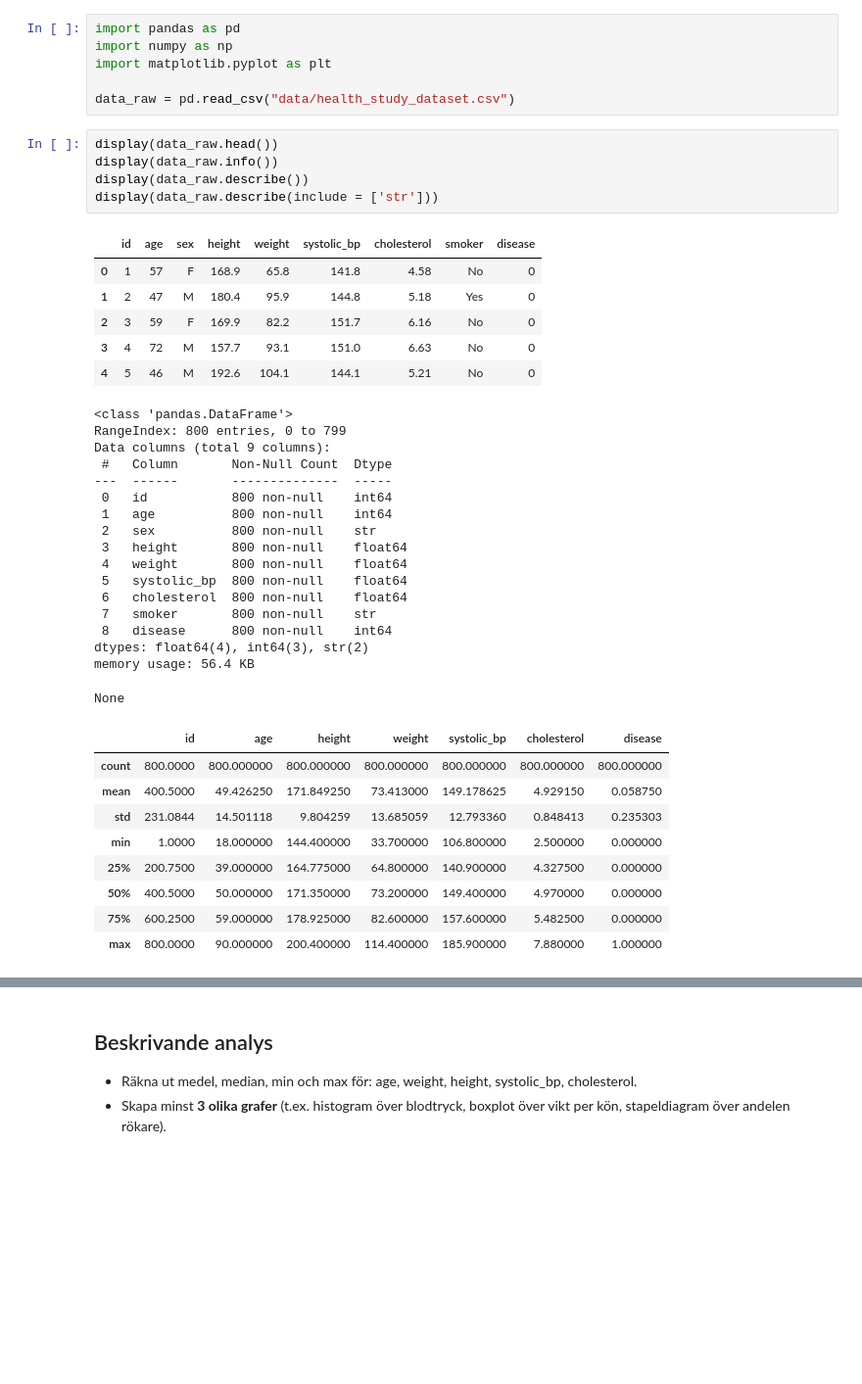
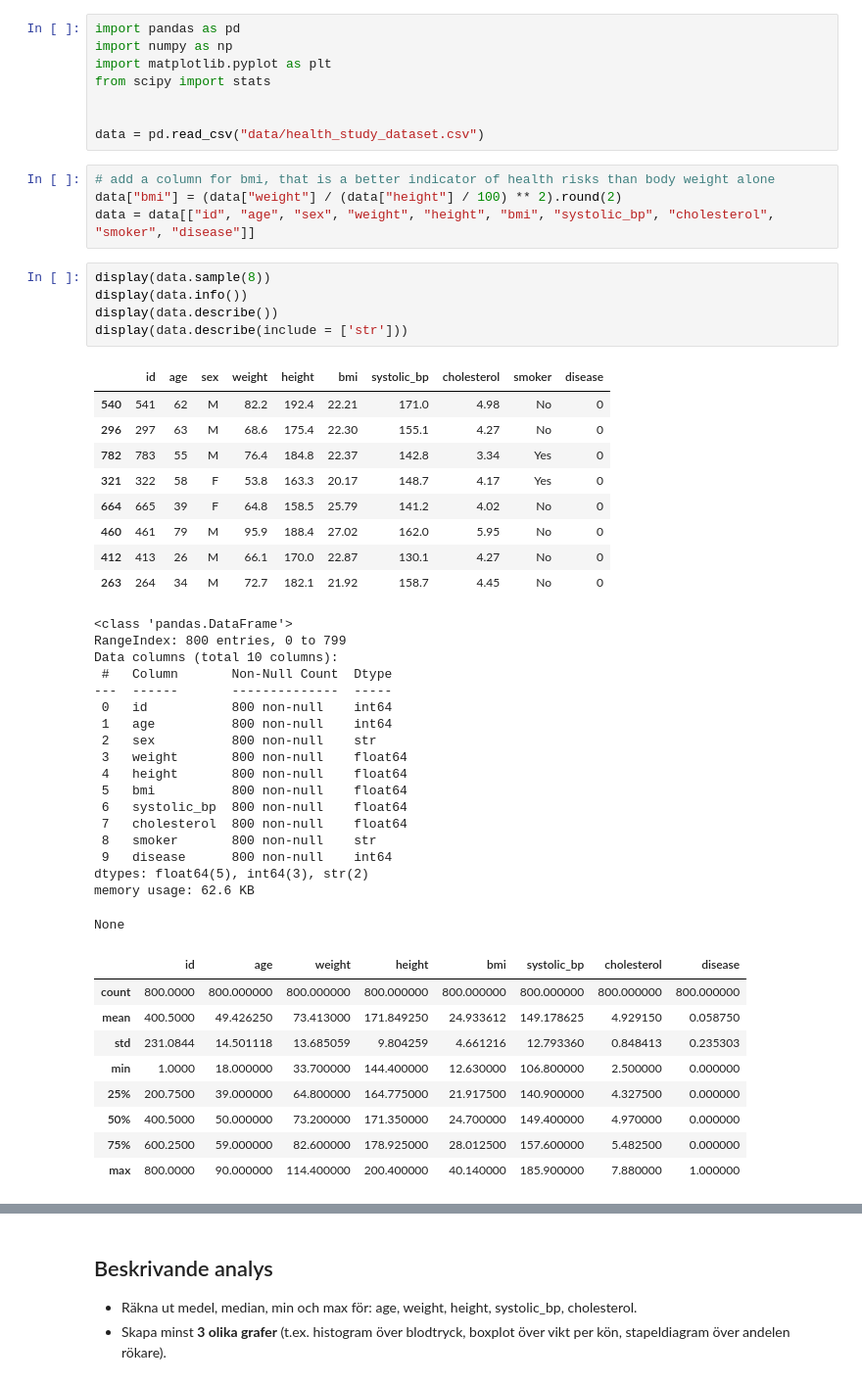
Before and after one commit to utruedsson/DS26_PYSTDA_assignment, a Jupyter notebook: health_study.ipynb, the cells around one changed output, grey strips where cells are left out. Shown at 98% size. Drawn from its saved outputs; the diff is of its cells as text; blank space fills up the shorter version.

```diff
--- a/health_study.ipynb
+++ b/health_study.ipynb
@@ -14,46 +10,56 @@ ___
 import pandas as pd
 import numpy as np
 import matplotlib.pyplot as plt
+from scipy import stats
 
-data_raw = pd.read_csv("data/health_study_dataset.csv")
+
+data = pd.read_csv("data/health_study_dataset.csv")
+# %%
+# add a column for bmi, that is a better indicator of health risks than body weight alone
+data["bmi"] = (data["weight"] / (data["height"] / 100) ** 2).round(2)
+data = data[["id", "age", "sex", "weight", "height", "bmi", "systolic_bp", "cholesterol", "smoker", "disease"]]
 # %%
-display(data_raw.head())
-display(data_raw.info())
-display(data_raw.describe())
-display(data_raw.describe(include = ['str']))
+display(data.sample(8))
+display(data.info())
+display(data.describe())
+display(data.describe(include = ['str']))
 # %% [output]
-|  | id | age | sex | height | weight | systolic_bp | cholesterol | smoker | disease |
-| 0 | 1 | 57 | F | 168.9 | 65.8 | 141.8 | 4.58 | No | 0 |
-| 1 | 2 | 47 | M | 180.4 | 95.9 | 144.8 | 5.18 | Yes | 0 |
-| 2 | 3 | 59 | F | 169.9 | 82.2 | 151.7 | 6.16 | No | 0 |
-| 3 | 4 | 72 | M | 157.7 | 93.1 | 151.0 | 6.63 | No | 0 |
-| 4 | 5 | 46 | M | 192.6 | 104.1 | 144.1 | 5.21 | No | 0 |
+|  | id | age | sex | weight | height | bmi | systolic_bp | cholesterol | smoker | disease |
+| 540 | 541 | 62 | M | 82.2 | 192.4 | 22.21 | 171.0 | 4.98 | No | 0 |
+| 296 | 297 | 63 | M | 68.6 | 175.4 | 22.30 | 155.1 | 4.27 | No | 0 |
+| 782 | 783 | 55 | M | 76.4 | 184.8 | 22.37 | 142.8 | 3.34 | Yes | 0 |
+| 321 | 322 | 58 | F | 53.8 | 163.3 | 20.17 | 148.7 | 4.17 | Yes | 0 |
+| 664 | 665 | 39 | F | 64.8 | 158.5 | 25.79 | 141.2 | 4.02 | No | 0 |
+| 460 | 461 | 79 | M | 95.9 | 188.4 | 27.02 | 162.0 | 5.95 | No | 0 |
+| 412 | 413 | 26 | M | 66.1 | 170.0 | 22.87 | 130.1 | 4.27 | No | 0 |
+| 263 | 264 | 34 | M | 72.7 | 182.1 | 21.92 | 158.7 | 4.45 | No | 0 |
 <class 'pandas.DataFrame'>
 RangeIndex: 800 entries, 0 to 799
-Data columns (total 9 columns):
+Data columns (total 10 columns):
  #   Column       Non-Null Count  Dtype
 ---  ------       --------------  -----
  0   id           800 non-null    int64
  1   age          800 non-null    int64
  2   sex          800 non-null    str
- 3   height       800 non-null    float64
- 4   weight       800 non-null    float64
- 5   systolic_bp  800 non-null    float64
- 6   cholesterol  800 non-null    float64
- 7   smoker       800 non-null    str
- 8   disease      800 non-null    int64
-dtypes: float64(4), int64(3), str(2)
-memory usage: 56.4 KB
+ 3   weight       800 non-null    float64
+ 4   height       800 non-null    float64
+ 5   bmi          800 non-null    float64
+ 6   systolic_bp  800 non-null    float64
+ 7   cholesterol  800 non-null    float64
+ 8   smoker       800 non-null    str
+ 9   disease      800 non-null    int64
+dtypes: float64(5), int64(3), str(2)
+memory usage: 62.6 KB
 None
-|  | id | age | height | weight | systolic_bp | cholesterol | disease |
-| count | 800.0000 | 800.000000 | 800.000000 | 800.000000 | 800.000000 | 800.000000 | 800.000000 |
-| mean | 400.5000 | 49.426250 | 171.849250 | 73.413000 | 149.178625 | 4.929150 | 0.058750 |
-| std | 231.0844 | 14.501118 | 9.804259 | 13.685059 | 12.793360 | 0.848413 | 0.235303 |
-| min | 1.0000 | 18.000000 | 144.400000 | 33.700000 | 106.800000 | 2.500000 | 0.000000 |
-| 25% | 200.7500 | 39.000000 | 164.775000 | 64.800000 | 140.900000 | 4.327500 | 0.000000 |
-| 50% | 400.5000 | 50.000000 | 171.350000 | 73.200000 | 149.400000 | 4.970000 | 0.000000 |
-| 75% | 600.2500 | 59.000000 | 178.925000 | 82.600000 | 157.600000 | 5.482500 | 0.000000 |
-| max | 800.0000 | 90.000000 | 200.400000 | 114.400000 | 185.900000 | 7.880000 | 1.000000 |
+|  | id | age | weight | height | bmi | systolic_bp | cholesterol | disease |
+| count | 800.0000 | 800.000000 | 800.000000 | 800.000000 | 800.000000 | 800.000000 | 800.000000 | 800.000000 |
+| mean | 400.5000 | 49.426250 | 73.413000 | 171.849250 | 24.933612 | 149.178625 | 4.929150 | 0.058750 |
+| std | 231.0844 | 14.501118 | 13.685059 | 9.804259 | 4.661216 | 12.793360 | 0.848413 | 0.235303 |
+| min | 1.0000 | 18.000000 | 33.700000 | 144.400000 | 12.630000 | 106.800000 | 2.500000 | 0.000000 |
+| 25% | 200.7500 | 39.000000 | 64.800000 | 164.775000 | 21.917500 | 140.900000 | 4.327500 | 0.000000 |
+| 50% | 400.5000 | 50.000000 | 73.200000 | 171.350000 | 24.700000 | 149.400000 | 4.970000 | 0.000000 |
+| 75% | 600.2500 | 59.000000 | 82.600000 | 178.925000 | 28.012500 | 157.600000 | 5.482500 | 0.000000 |
+| max | 800.0000 | 90.000000 | 114.400000 | 200.400000 | 40.140000 | 185.900000 | 7.880000 | 1.000000 |
 |  | sex | smoker |
 | count | 800 | 800 |
 | unique | 2 | 2 |
```
Also changed, not shown: parts of 25 cells of this notebook.
